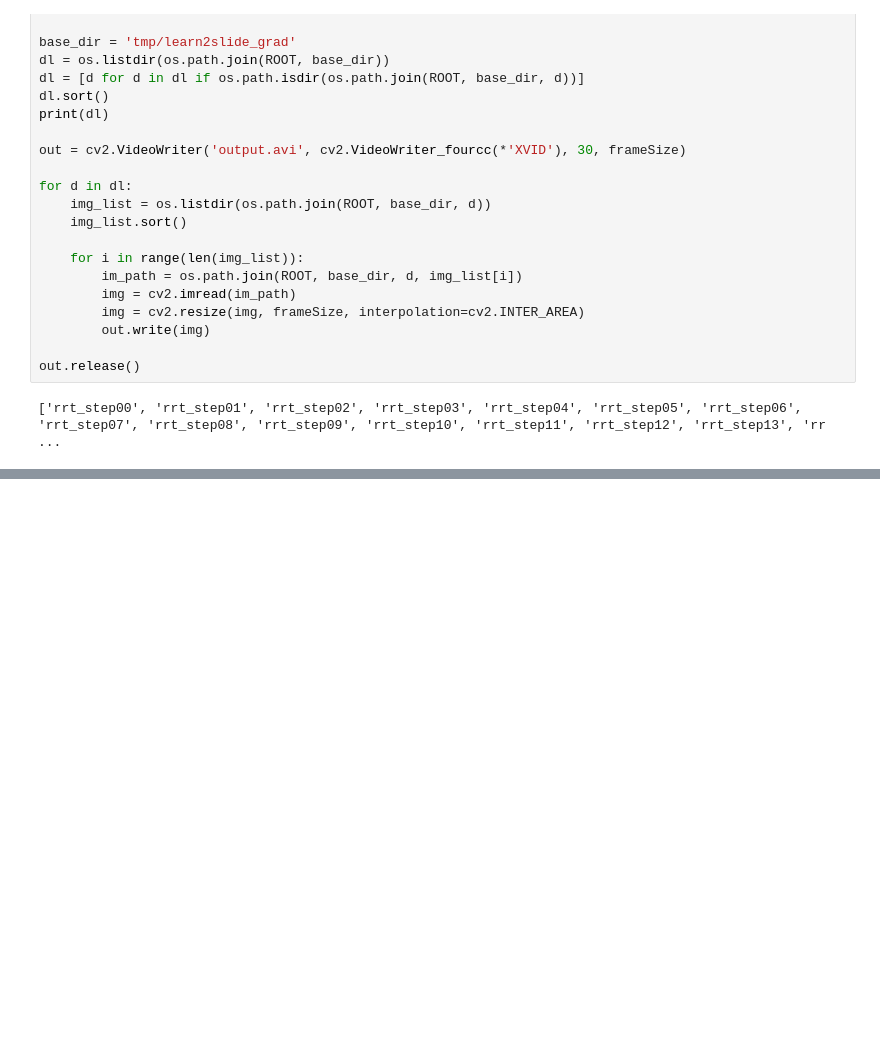
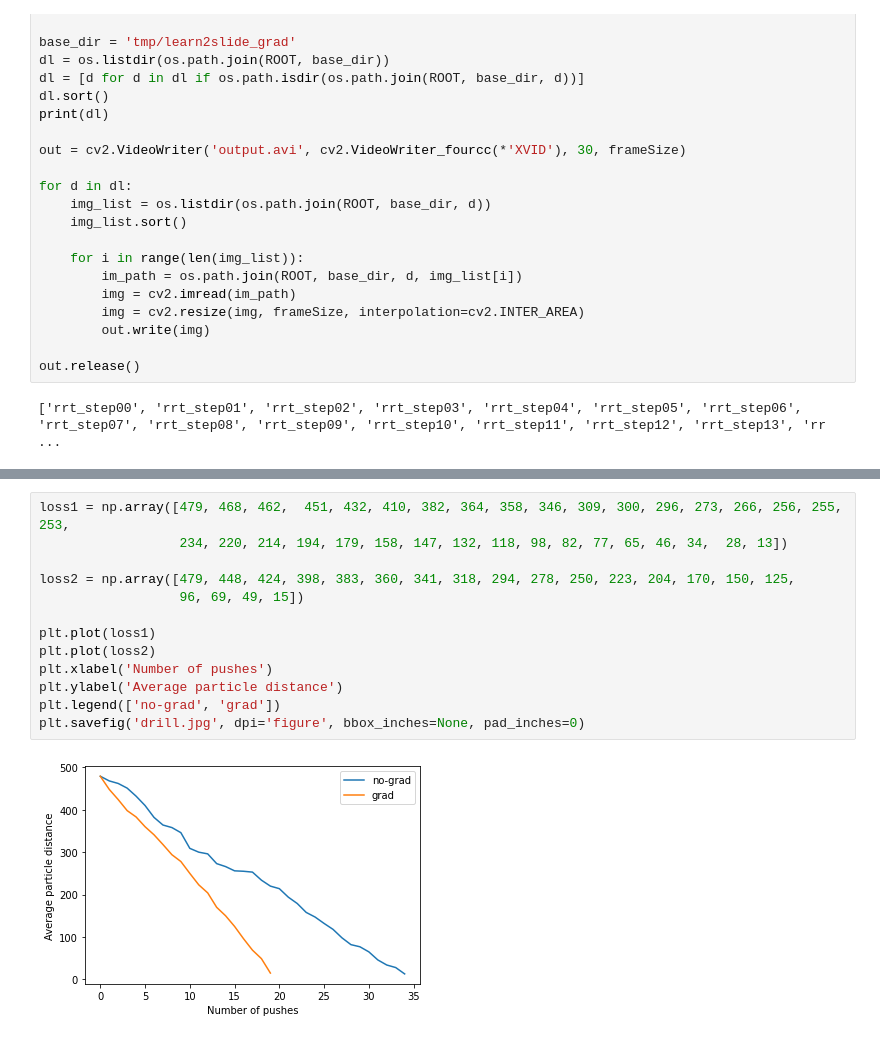
Before and after one commit to kracon7/lcp-physics, a Jupyter notebook: prototype.ipynb, the cells around one changed output, grey strips where cells are left out. Cells and saved outputs as stored; diff of their text form; blank space fills up the shorter version.

```diff
--- a/prototype.ipynb
+++ b/prototype.ipynb
@@ -632,0 +646,15 @@ plt.savefig('tmp.jpg', dpi='figure', bbox_inches=None, pad_inches=0)
+# %%
+loss1 = np.array([479, 468, 462,  451, 432, 410, 382, 364, 358, 346, 309, 300, 296, 273, 266, 256, 255, 253,
+                  234, 220, 214, 194, 179, 158, 147, 132, 118, 98, 82, 77, 65, 46, 34,  28, 13])
+
+loss2 = np.array([479, 448, 424, 398, 383, 360, 341, 318, 294, 278, 250, 223, 204, 170, 150, 125,
+                  96, 69, 49, 15])
+
+plt.plot(loss1)
+plt.plot(loss2)
+plt.xlabel('Number of pushes')
+plt.ylabel('Average particle distance')
+plt.legend(['no-grad', 'grad'])
+plt.savefig('drill.jpg', dpi='figure', bbox_inches=None, pad_inches=0)
+# %% [output]
+[figure, added]
```
Also changed, not shown: parts of 4 cells of this notebook, 1 other file.
